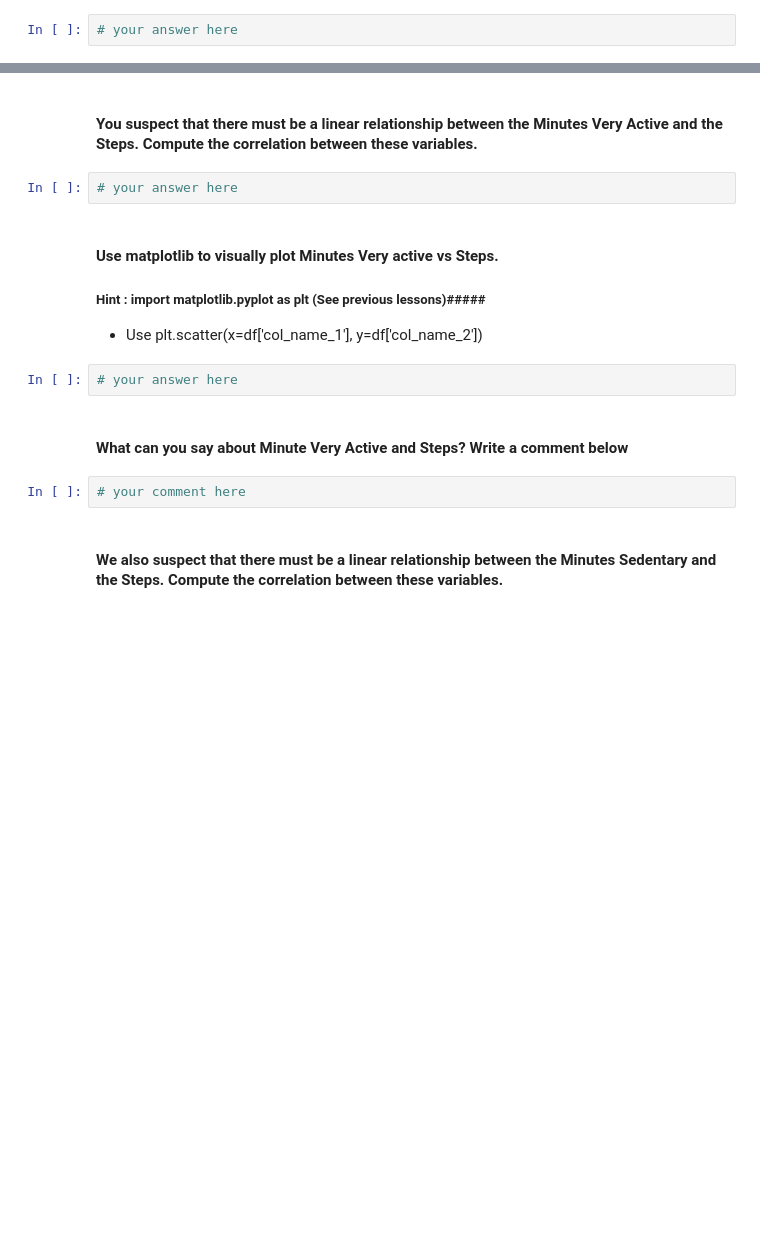
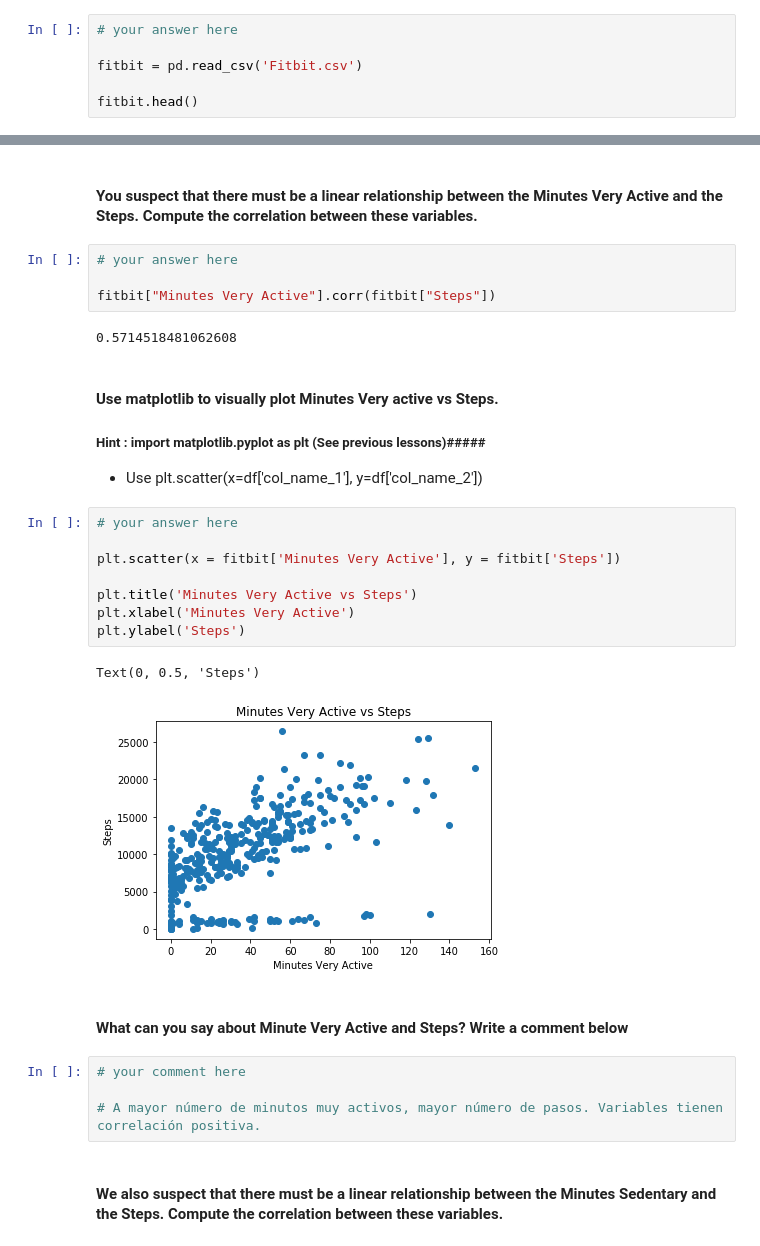
Before and after one commit to ta-datapt-bcn/lab-pivot-table-and-correlation, a Jupyter notebook: your_code/main.ipynb, the cells around one changed output, grey strips where cells are left out. Cells and saved outputs as stored; diff of their text form; blank space fills up the shorter version.

```diff
--- a/your_code/main.ipynb
+++ b/your_code/main.ipynb
@@ -70,3 +179,7 @@
 #### Open the ` Fitbit.csv` file and name your dataset `fitbit`
 # %%
 # your answer here
+
+fitbit = pd.read_csv('Fitbit.csv')
+
+fitbit.head()
@@ -81,17 +240,32 @@
 #### You suspect that there must be a linear relationship between the Minutes Very Active and the Steps. Compute the correlation between these variables.
 # %%
 # your answer here
+
+fitbit["Minutes Very Active"].corr(fitbit["Steps"])
+# %% [output]
+0.5714518481062608
 # %% [markdown]
 #### Use matplotlib to visually plot Minutes Very active vs Steps.
 
 ##### Hint : import matplotlib.pyplot as plt (See previous lessons)#####
 - Use plt.scatter(x=df['col_name_1'], y=df['col_name_2'])
-# %%
-# your answer here
+# %%
+# your answer here
+
+plt.scatter(x = fitbit['Minutes Very Active'], y = fitbit['Steps'])
+
+plt.title('Minutes Very Active vs Steps')
+plt.xlabel('Minutes Very Active')
+plt.ylabel('Steps')
+# %% [output]
+Text(0, 0.5, 'Steps')
+[figure, added]
 # %% [markdown]
 #### What can you say about Minute Very Active and Steps? Write a comment below
-# %%
-# your comment here
+# %%
+# your comment here
+
+# A mayor número de minutos muy activos, mayor número de pasos. Variables tienen correlación positiva.
 # %% [markdown]
 #### We also suspect that there must be a linear relationship between the Minutes Sedentary and the Steps. Compute the correlation between these variables.
 # %%
```
Also changed, not shown: parts of 46 cells of this notebook.
